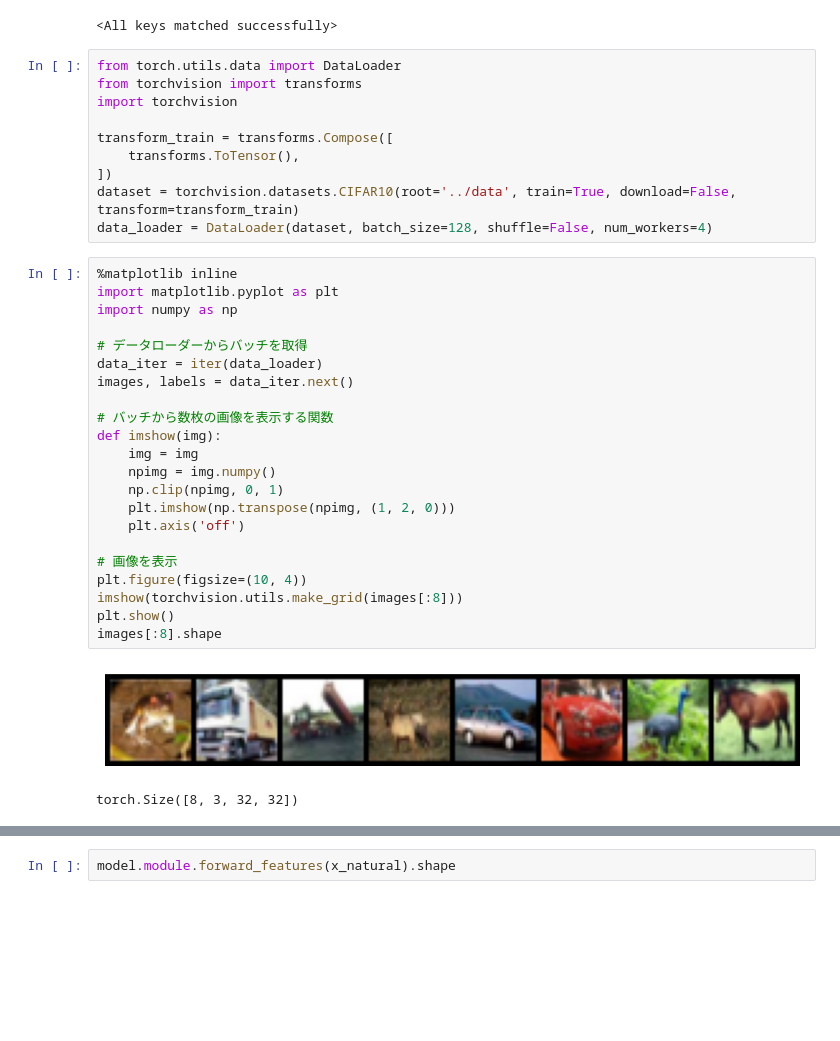
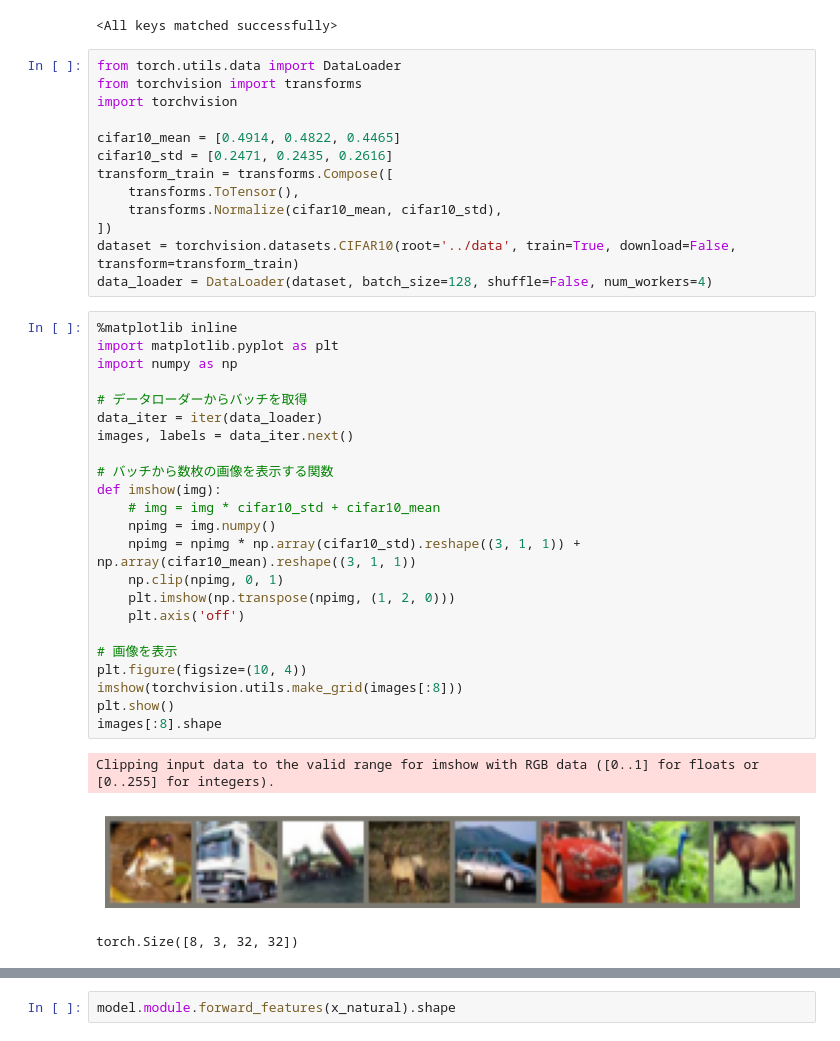
Before and after one commit to sugarl-sudo/When-Adversarial-Training-Meets-Vision-Transformers, a Jupyter notebook: notebook/vit_robust_feature.ipynb, the cells around one changed output, grey strips where cells are left out. Saved outputs shown, nothing was run; the diff lists cells and outputs as text; blank space fills up the shorter version.

```diff
--- a/notebook/vit_robust_feature.ipynb
+++ b/notebook/vit_robust_feature.ipynb
@@ -657,36 +657,41 @@ from torch.utils.data import DataLoader
 from torchvision import transforms
 import torchvision
 
+cifar10_mean = [0.4914, 0.4822, 0.4465]
+cifar10_std = [0.2471, 0.2435, 0.2616]
 transform_train = transforms.Compose([
     transforms.ToTensor(),
+    transforms.Normalize(cifar10_mean, cifar10_std),
 ])
 dataset = torchvision.datasets.CIFAR10(root='../data', train=True, download=False, transform=transform_train)
 data_loader = DataLoader(dataset, batch_size=128, shuffle=False, num_workers=4)
 # %%
 %matplotlib inline
 import matplotlib.pyplot as plt
 import numpy as np
 
 # データローダーからバッチを取得
 data_iter = iter(data_loader)
 images, labels = data_iter.next()
 
 # バッチから数枚の画像を表示する関数
 def imshow(img):
-    img = img
+    # img = img * cifar10_std + cifar10_mean
     npimg = img.numpy()
+    npimg = npimg * np.array(cifar10_std).reshape((3, 1, 1)) + np.array(cifar10_mean).reshape((3, 1, 1))
     np.clip(npimg, 0, 1)
     plt.imshow(np.transpose(npimg, (1, 2, 0)))
     plt.axis('off')
 
 # 画像を表示
 plt.figure(figsize=(10, 4))
 imshow(torchvision.utils.make_grid(images[:8]))
 plt.show()
 images[:8].shape
 # %% [output]
+Clipping input data to the valid range for imshow with RGB data ([0..1] for floats or [0..255] for integers).
-[figure, old version]
+[figure, new version]
-torch.Size([8, 3, 32, 32])
+torch.Size([8, 3, 32, 32])
 # %%
 x_natural = images[:24].cuda()
 type(x_natural)
```
Also changed, not shown: parts of 9 cells of this notebook, 4 other files.
